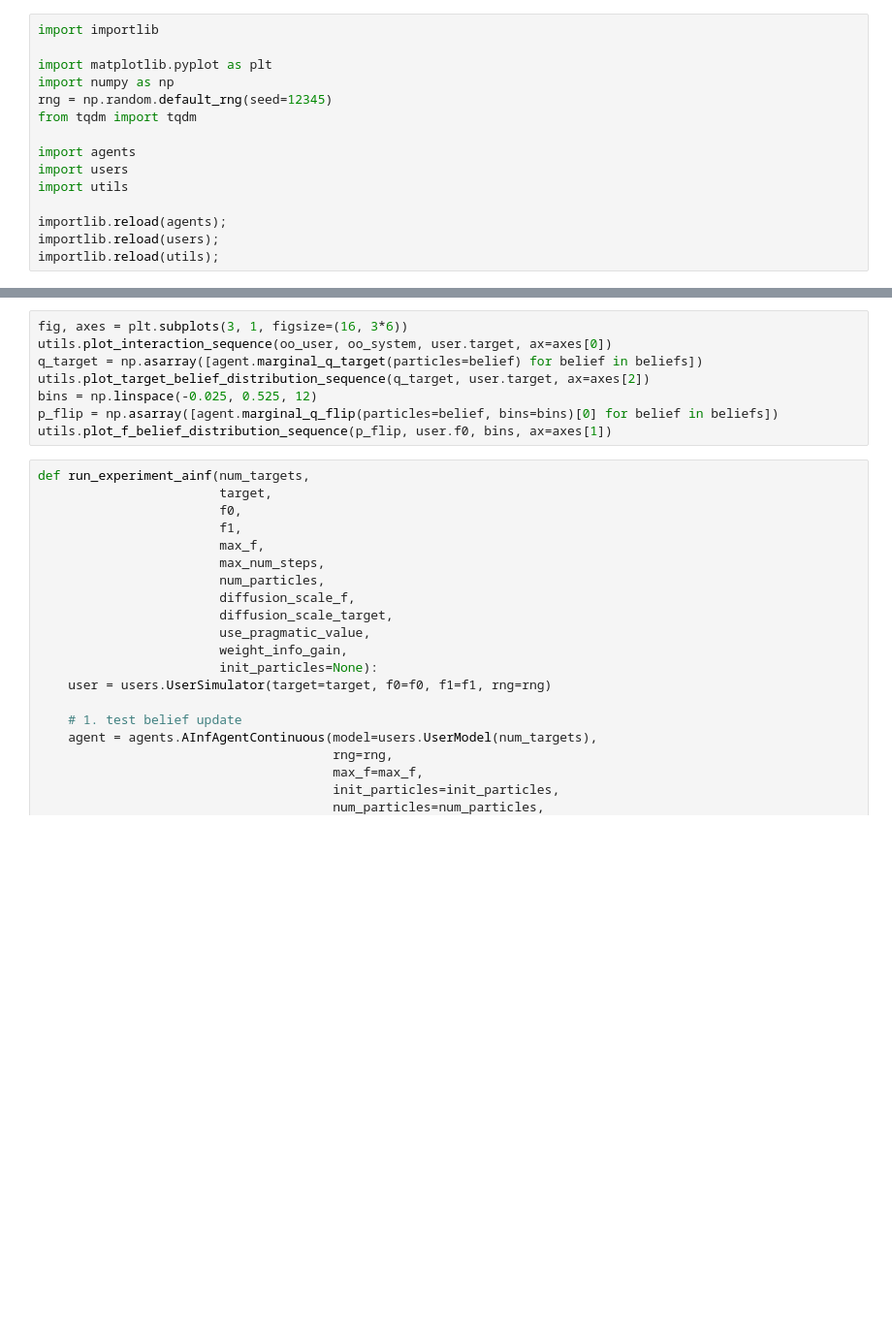
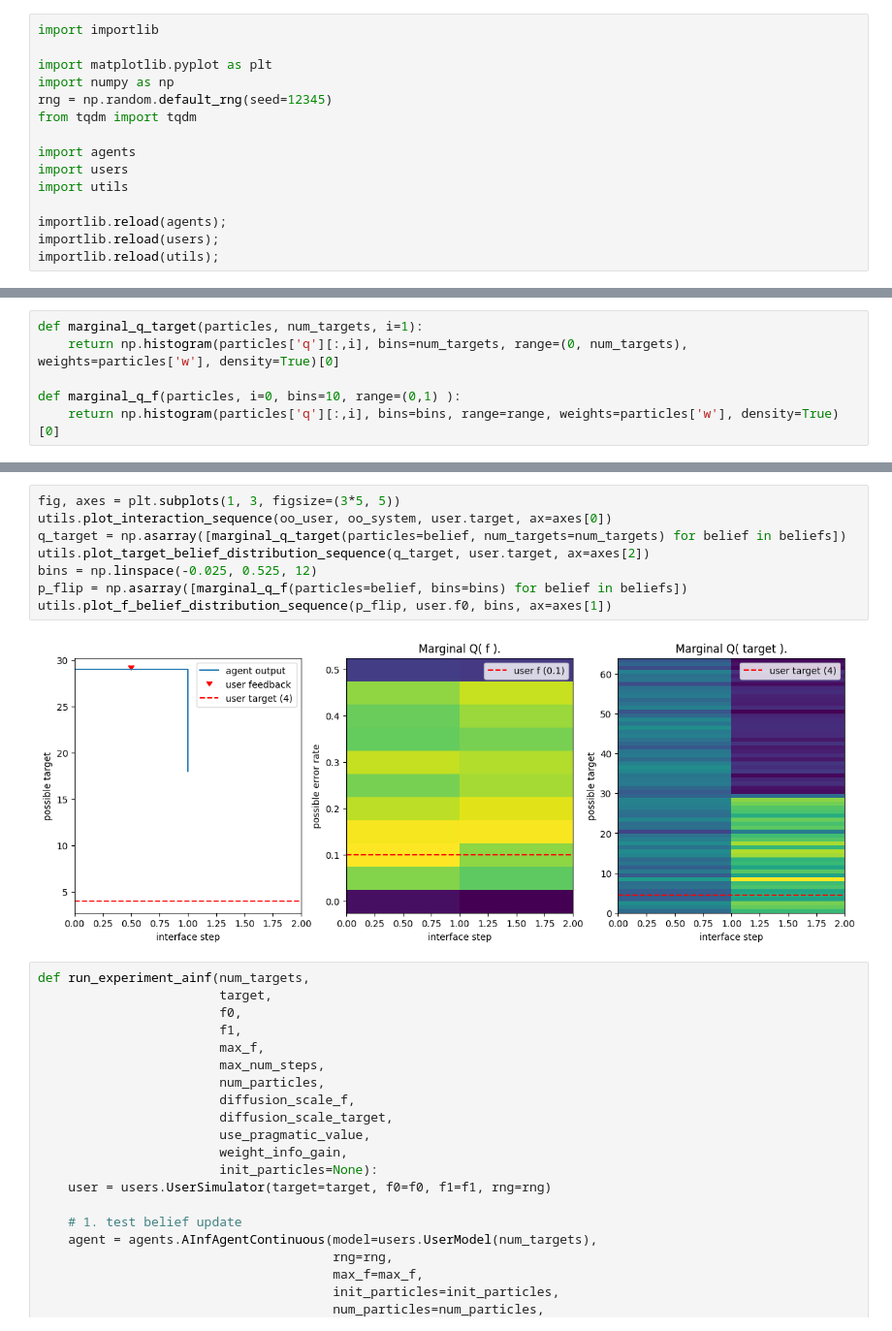
Before and after one commit to drsstein/iwai2024, a Jupyter notebook: code/ainf_experiment.ipynb, the cells around one changed output, grey strips where cells are left out. Shown at 97% size. Cells and saved outputs as stored; diff of their text form; blank space fills up the shorter version.

```diff
--- a/code/ainf_experiment.ipynb
+++ b/code/ainf_experiment.ipynb
@@ -39,3 +21,9 @@ class UserModel():
+# %%
+def marginal_q_target(particles, num_targets, i=1):
+    return np.histogram(particles['q'][:,i], bins=num_targets, range=(0, num_targets), weights=particles['w'], density=True)[0]
+
+def marginal_q_f(particles, i=0, bins=10, range=(0,1) ):
+    return np.histogram(particles['q'][:,i], bins=bins, range=range, weights=particles['w'], density=True)[0]
 # %%
 num_targets = 2**6
 
@@ -94,11 +86,13 @@ utils.plot_interaction_sequence(oo_user, oo_system, user.target, ax=axes[1][1])
 # %%
-fig, axes = plt.subplots(3, 1, figsize=(16, 3*6))
+fig, axes = plt.subplots(1, 3, figsize=(3*5, 5))
 utils.plot_interaction_sequence(oo_user, oo_system, user.target, ax=axes[0])
-q_target = np.asarray([agent.marginal_q_target(particles=belief) for belief in beliefs])
+q_target = np.asarray([marginal_q_target(particles=belief, num_targets=num_targets) for belief in beliefs])
 utils.plot_target_belief_distribution_sequence(q_target, user.target, ax=axes[2])
 bins = np.linspace(-0.025, 0.525, 12)
-p_flip = np.asarray([agent.marginal_q_flip(particles=belief, bins=bins)[0] for belief in beliefs])
+p_flip = np.asarray([marginal_q_f(particles=belief, bins=bins) for belief in beliefs])
 utils.plot_f_belief_distribution_sequence(p_flip, user.f0, bins, ax=axes[1])
+# %% [output]
+[figure, added]
 # %%
 def run_experiment_ainf(num_targets,
                         target,
```
Also changed, not shown: parts of 11 cells of this notebook, 3 other files.
